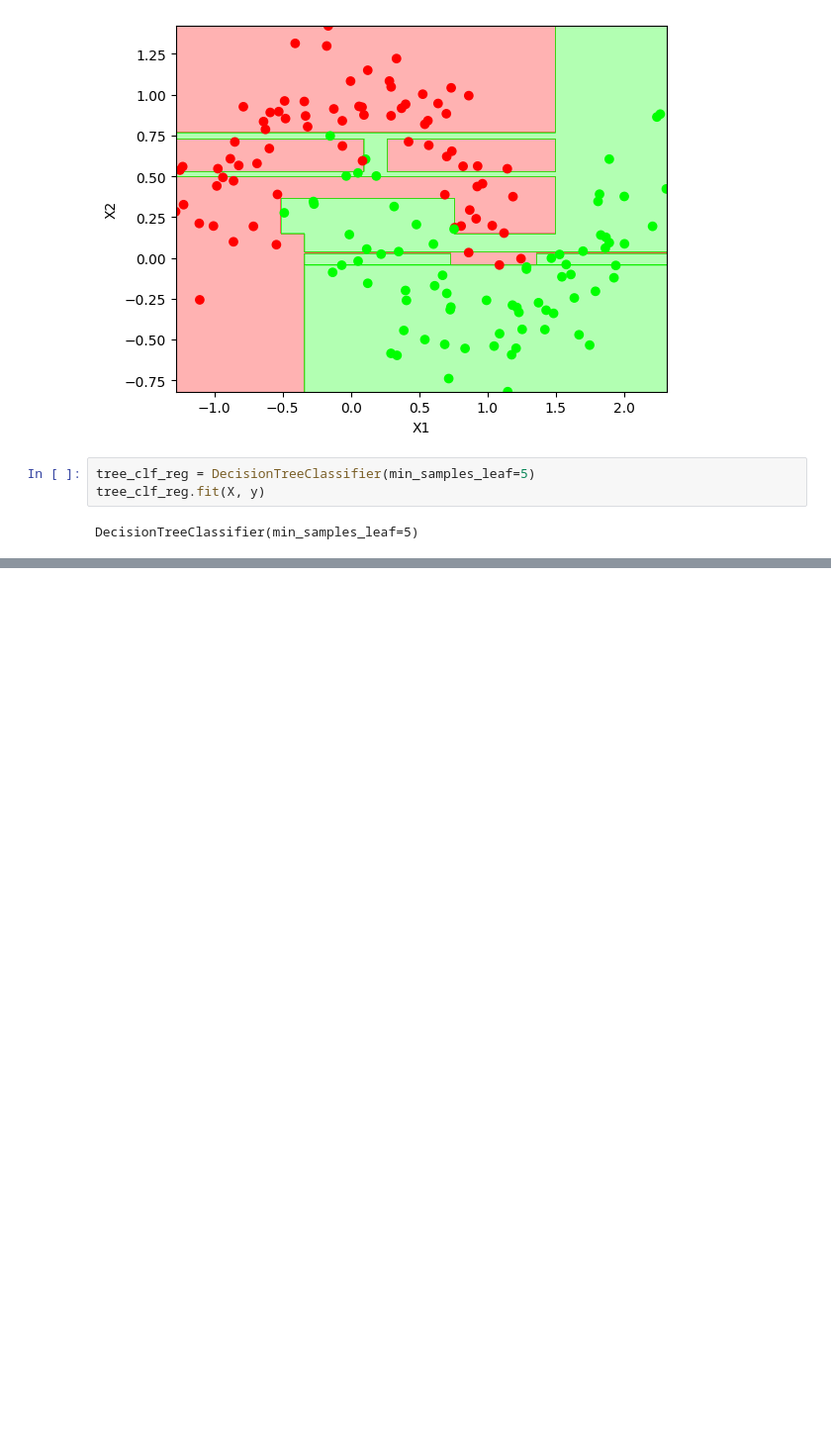
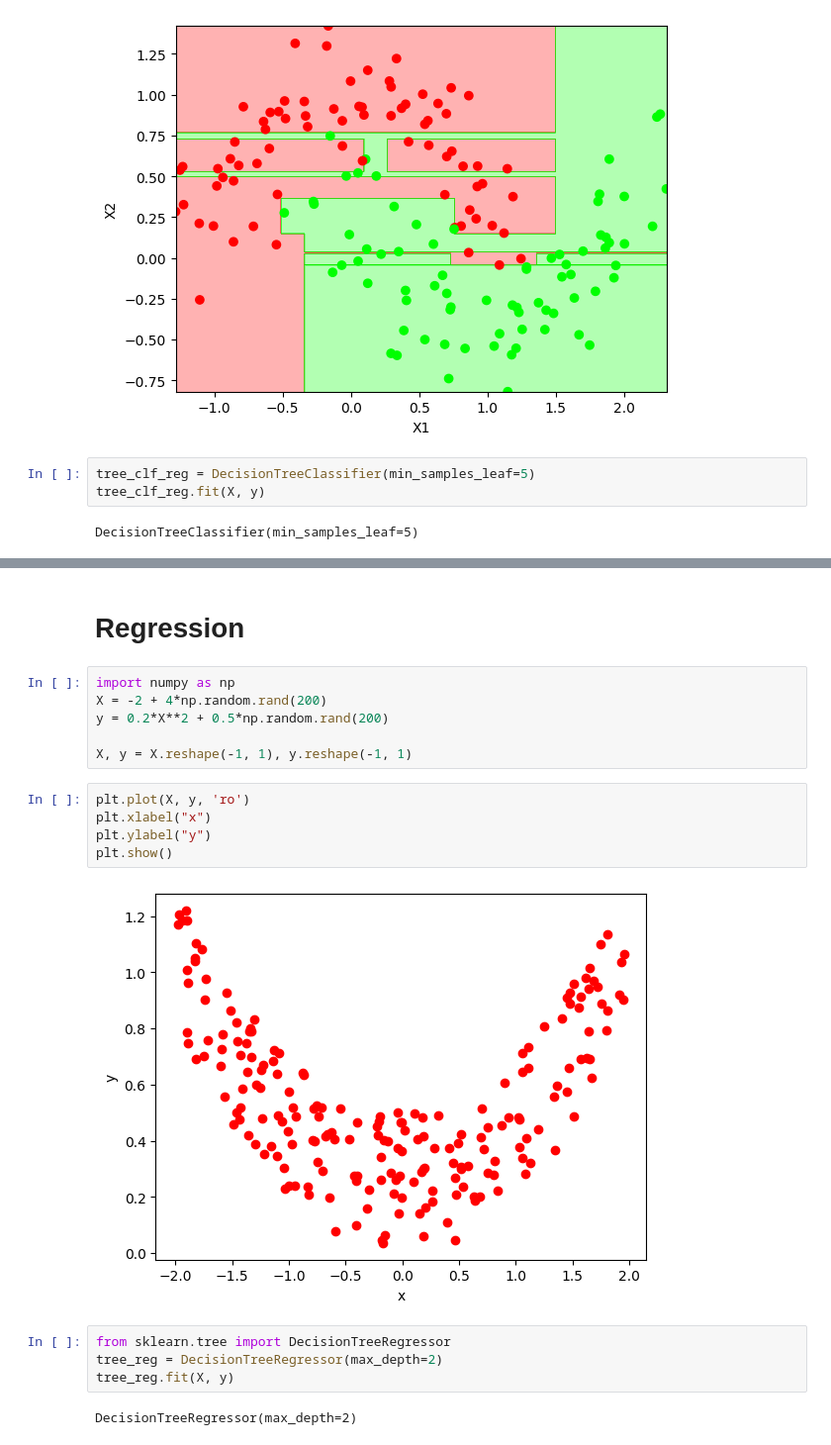
Before and after one commit to abhishak3/MLM, a Jupyter notebook: 05.DecisionTrees.ipynb, the cells around one changed output, grey strips where cells are left out. Shown at 99% size. Cells and saved outputs as stored; diff of their text form; blank space fills up the shorter version.

Commit message:
decision tree regression

```diff
--- a/05.DecisionTrees.ipynb
+++ b/05.DecisionTrees.ipynb
@@ -94,0 +95,21 @@ plot_dataset(X, y, xlabel="X1", ylabel="X2")
+# %% [markdown]
+# Regression
+# %%
+import numpy as np
+X = -2 + 4*np.random.rand(200)
+y = 0.2*X**2 + 0.5*np.random.rand(200)
+
+X, y = X.reshape(-1, 1), y.reshape(-1, 1)
+# %%
+plt.plot(X, y, 'ro')
+plt.xlabel("x")
+plt.ylabel("y")
+plt.show()
+# %% [output]
+[figure, added]
+# %%
+from sklearn.tree import DecisionTreeRegressor
+tree_reg = DecisionTreeRegressor(max_depth=2)
+tree_reg.fit(X, y)
+# %% [output]
+DecisionTreeRegressor(max_depth=2)
```
Also changed, not shown: parts of 12 cells of this notebook.
